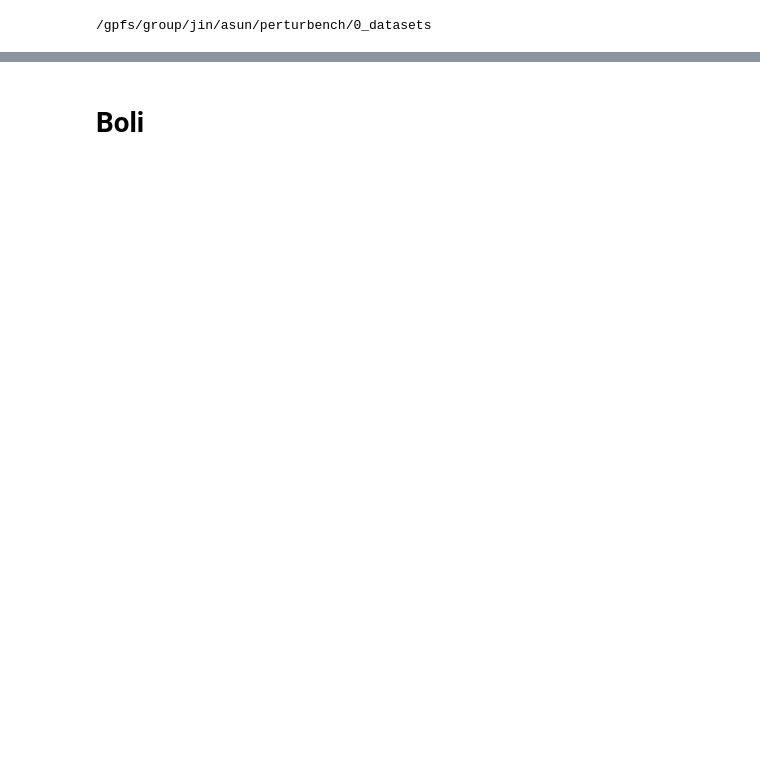
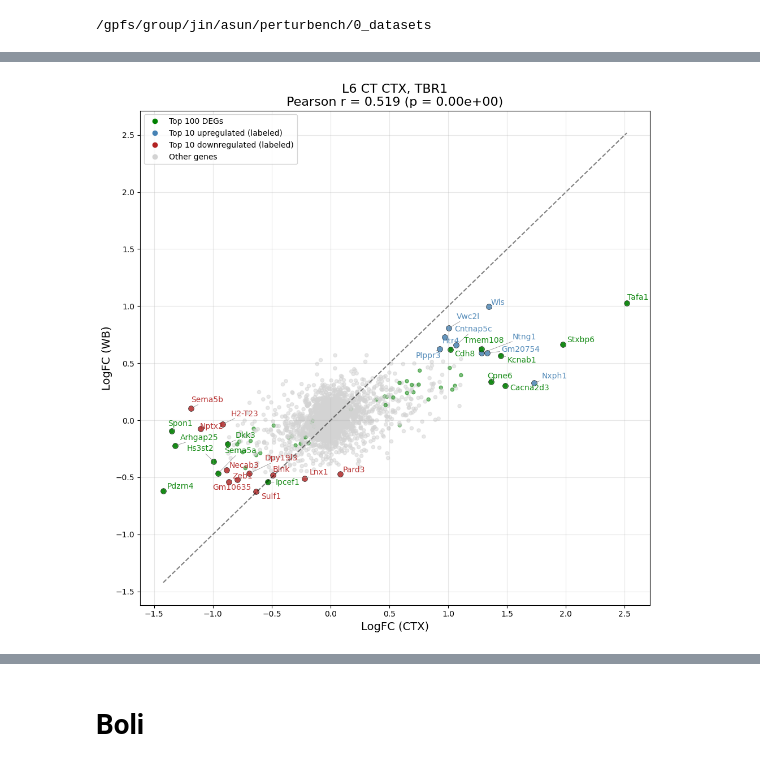
Before and after one commit to asunboi/proving-ground, a Jupyter notebook: 0_datasets/datasets.ipynb, the cells around one changed output, grey strips where cells are left out. Saved outputs shown, nothing was run; the diff lists cells and outputs as text; code cells hidden in the pictures; blank space fills up the shorter version.

```diff
--- a/0_datasets/datasets.ipynb
+++ b/0_datasets/datasets.ipynb
@@ -15,0 +273,2 @@ import pandas as pd
+# %%
+top100deg = pd.read_csv('/gpfs/home/asun/jin_lab/perturbench/0_datasets/top100_ctx_satb2_L5_IT_CTX.csv')
@@ -15,0 +365,96 @@ import pandas as pd
+# %%
+import matplotlib.pyplot as plt
+import numpy as np
+from scipy.stats import pearsonr
+from adjustText import adjust_text
+from matplotlib.lines import Line2D
+
+
+# Get the set of top 100 DEG gene names
+top100_genes = set(top100deg['names'].values)
+
+# Get common genes between the two datasets
+common_genes = logfc_df_ctx.columns.intersection(logfc_df_wb.columns)
+
+# Extract logFC values for common genes
+x_vals = logfc_df_ctx[common_genes].values[0]
+y_vals = logfc_df_wb[common_genes].values[0]
+
+# Calculate correlation
+pearson_r, p_value = pearsonr(x_vals, y_vals)
+
+# Create the plot
+fig, ax = plt.subplots(figsize=(10, 10))
+
+# Scatter plot - color top100 genes green, others gray
+colors = ['green' if gene in top100_genes else 'lightgray' for gene in common_genes]
+ax.scatter(x_vals, y_vals, alpha=0.5, color=colors, s=20)
+
+# Identity line
+min_val = min(x_vals.min(), y_vals.min())
+max_val = max(x_vals.max(), y_vals.max())
+ax.plot([min_val, max_val], [min_val, max_val], 'k--', alpha=0.5, label='y=x')
+
+# Labels and title
+ax.set_xlabel("LogFC (CTX)", fontsize=14)
+ax.set_ylabel("LogFC (WB)", fontsize=14)
+ax.set_title(f"L6 CT CTX, TBR1\nPearson r = {pearson_r:.3f} (p = {p_value:.2e})", fontsize=16)
+ax.grid(True, alpha=0.3)
+
+# Highlight top/bottom genes
+top10_ctx_idx = np.argsort(x_vals)[-10:]
+bottom10_ctx_idx = np.argsort(x_vals)[:10]
+top10_wb_idx = np.argsort(y_vals)[-10:]
+bottom10_wb_idx = np.argsort(y_vals)[:10]
+
+# Combine indices for labeling (genes that are extreme in either dataset)
+genes_to_label = set(top10_ctx_idx).union(set(bottom10_ctx_idx)).union(
+                     set(top10_wb_idx)).union(set(bottom10_wb_idx))
+
+# Color coding
+texts = []
+for idx in genes_to_label:
+    gene_name = common_genes[idx]
+
+    # Determine color: green if in top100, otherwise blue/red based on direction
+    if gene_name in top100_genes:
+        color = "green"
+    elif idx in top10_ctx_idx or idx in top10_wb_idx:
+        color = "steelblue"
+    else:
+        color = "firebrick"
+
+    # Scatter the highlighted points
+    ax.scatter(x_vals[idx], y_vals[idx], color=color, s=50, alpha=0.8, edgecolors='black', linewidths=0.5)
+
+    # Add text label
+    texts.append(
+        ax.text(
+            x_vals[idx], y_vals[idx], gene_name,
+            fontsize=10,
+            color=color,
+            alpha=0.9
+        )
+    )
+
+# Create custom legend elements for labeled genes
+legend_elements = [
+    Line2D([0], [0], marker='o', color='w', label='Top 100 DEGs',
+           markerfacecolor='green', markersize=8),
+    Line2D([0], [0], marker='o', color='w', label='Top 10 upregulated (labeled)',
+           markerfacecolor='steelblue', markersize=8),
+    Line2D([0], [0], marker='o', color='w', label='Top 10 downregulated (labeled)',
+           markerfacecolor='firebrick', markersize=8),
+    Line2D([0], [0], marker='o', color='w', label='Other genes',
+           markerfacecolor='lightgray', markersize=8)
+]
+
+ax.legend(handles=legend_elements, loc='best', fontsize=10)
+
+# Adjust text to avoid overlap
+adjust_text(texts, arrowprops=dict(arrowstyle='->', color='gray', lw=0.5), ax=ax)
+
+plt.tight_layout()
+plt.show()
+# %% [output]
+[figure, added]
```
Also changed, not shown: parts of 36 cells of this notebook, 4 other files.
